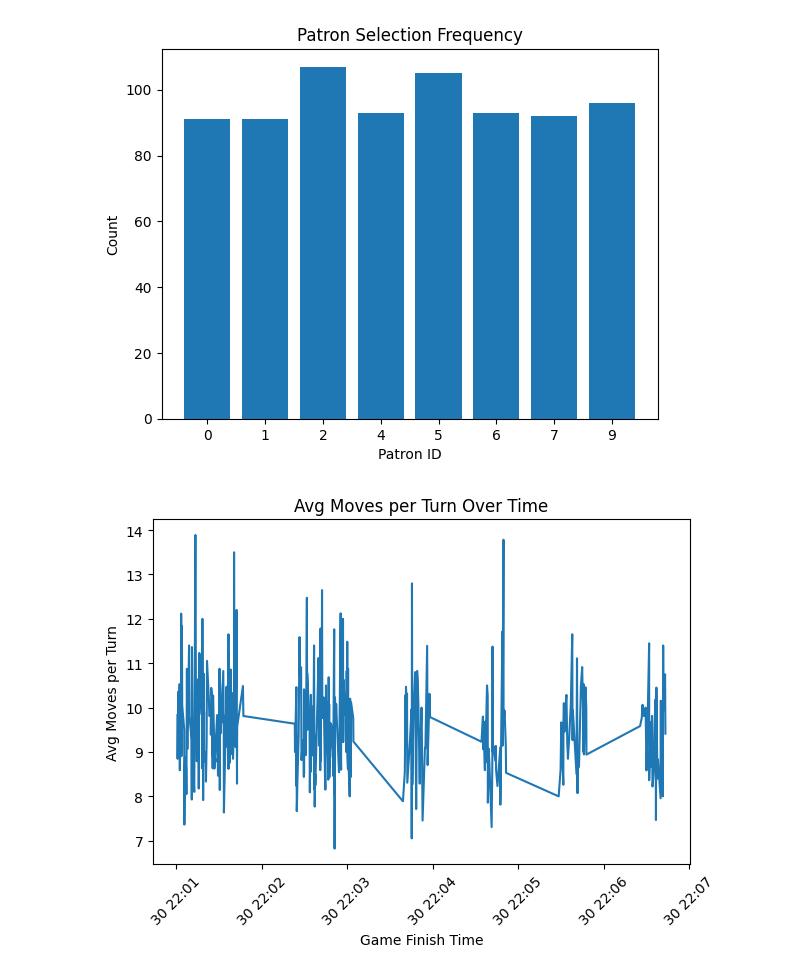
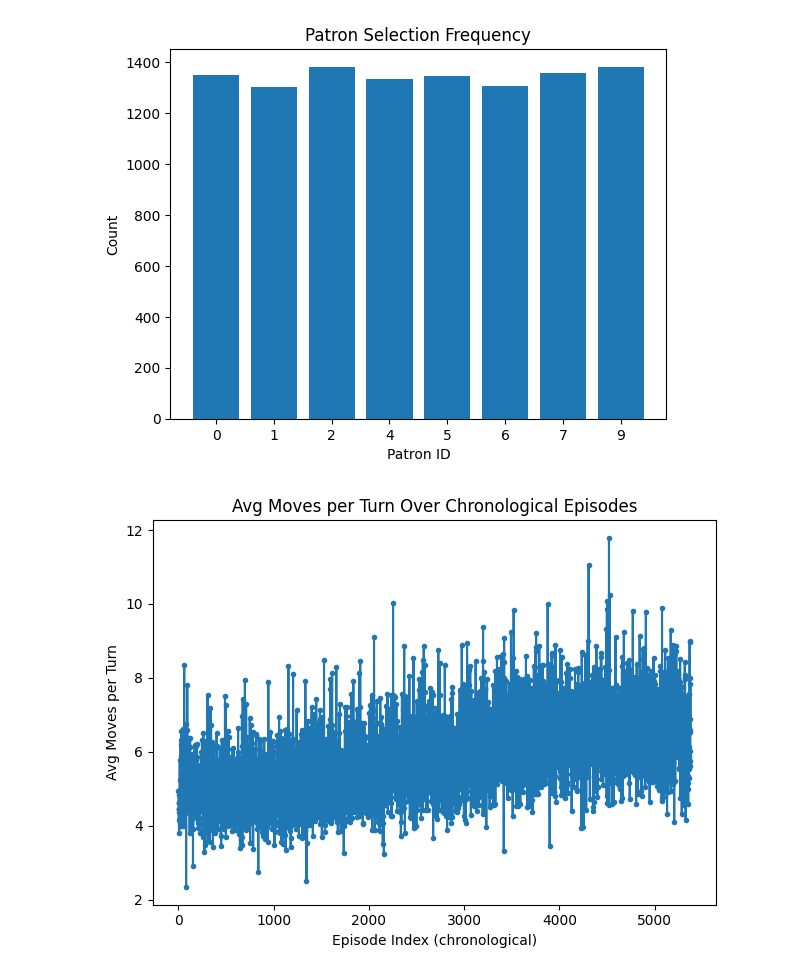
Before and after one commit to nangert/ScriptsOfTribute_Nangert, a Jupyter notebook: Analysis/Stats.ipynb, the cells around one changed output. Saved outputs shown, nothing was run; the diff lists cells and outputs as text; code cells hidden in the pictures.

```diff
--- a/Analysis/Stats.ipynb
+++ b/Analysis/Stats.ipynb
@@ -18,5 +9,14 @@ merged_file = merge_game_summaries(
 # %%
-with open("merged_summaries/BetterNet_summary_1.pkl","rb") as f:
-    summaries = pickle.load(f)
+merged_dir = Path("merged_summaries")
+all_summaries = []
 
-summaries.sort(key=lambda s: datetime.fromisoformat(s["finished_at"]))
+for pkl in merged_dir.glob("BetterNet_summary_*.pkl"):
+    with open(pkl, "rb") as f:
+        batch = pickle.load(f)      # batch is a list of dicts
+    all_summaries.extend(batch)     # concatenate into one list
+
+# 2) Sort entire list by timestamp
+all_summaries.sort(key=lambda s: datetime.fromisoformat(s["finished_at"]))
+
+# now you can treat `all_summaries` just like your previous `summaries`
+print(f"Loaded {len(all_summaries)} games from {merged_dir}.")
@@ -43,5 +45,5 @@ plt.show()
 # %%
-all_patrons = [p for s in summaries for p in s['chosen_patrons']]
+all_patrons = [p for s in all_summaries for p in s['chosen_patrons']]
 patron_counts = Counter(all_patrons)
 patron_ids = sorted(patron_counts.keys())
 counts = [patron_counts[p] for p in patron_ids]
@@ -52,19 +54,22 @@ plt.xlabel('Patron ID')
 plt.ylabel('Count')
 plt.show()
 # %% [output]
-[figure, old version]
+[figure, new version]
 # %%
-timestamps = [datetime.fromisoformat(s['finished_at']) for s in summaries]
-avg_moves = [s['avg_moves_per_turn'] for s in summaries]
-# Sort by time
-time_sorted, moves_sorted = zip(*sorted(zip(timestamps, avg_moves), key=lambda x: x[0]))
+pairs = sorted(
+    ((datetime.fromisoformat(s["finished_at"]), s["avg_moves_per_turn"]))
+    for s in all_summaries
+)
+
+_, moves_sorted = zip(*pairs)
+
+# 3) plot vs. episode index
 plt.figure()
-plt.plot(time_sorted, moves_sorted)
-plt.title('Avg Moves per Turn Over Time')
-plt.xlabel('Game Finish Time')
-plt.ylabel('Avg Moves per Turn')
-plt.xticks(rotation=45)
+plt.plot(range(1, len(moves_sorted)+1), moves_sorted, marker=".")
+plt.title("Avg Moves per Turn Over Chronological Episodes")
+plt.xlabel("Episode Index (chronological)")
+plt.ylabel("Avg Moves per Turn")
 plt.tight_layout()
 plt.show()
 # %% [output]
-[figure, old version]
+[figure, new version]
```
Also changed, not shown: parts of 7 cells of this notebook, 26 other files.
